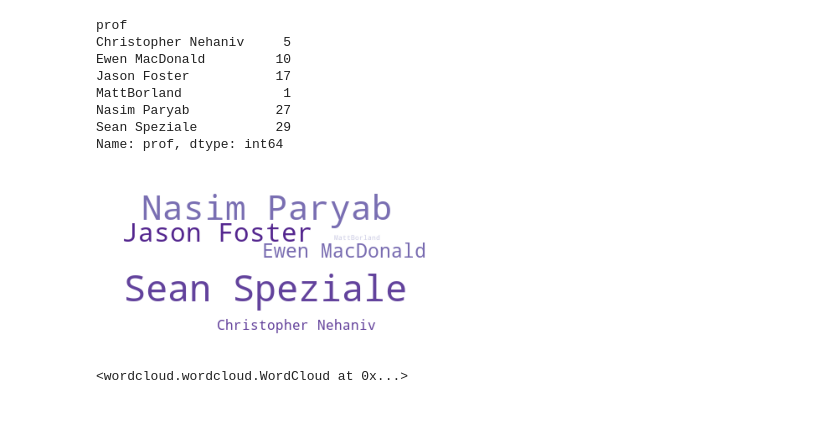
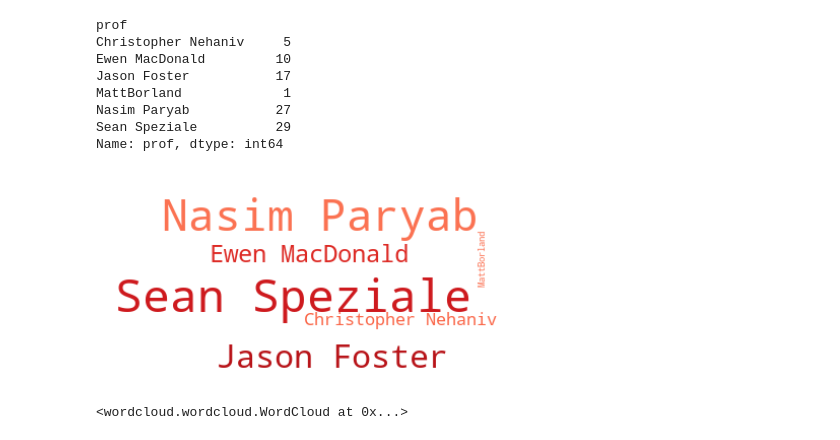
Before and after one commit to SYDE-26/1A-Class-Profile-Data-Analysis, a Jupyter notebook: Academics/Favorite Prof.ipynb, the cells around one changed output. Drawn from its saved outputs; the diff is of its cells as text; code cells hidden in the pictures.

```diff
--- a/Academics/Favorite Prof.ipynb
+++ b/Academics/Favorite Prof.ipynb
@@ -49,13 +43,14 @@ Name: prof, dtype: int64
 text = " ".join(prof for prof in df.prof)
 # %%
 
-ax = wordcloud = WordCloud(background_color="white",max_font_size=45, max_words= len(text),relative_scaling=.6, colormap='Purples').generate(text)
+ax = wordcloud = WordCloud(background_color="white",max_font_size=45, max_words= len(text),relative_scaling=.6,colormap='Reds_r').generate(text)
 plt.figure()
-plt.imshow(wordcloud)
+plt.imshow(wordcloud,interpolation='bilinear')
+plt.tight_layout(pad=0)
 plt.axis("off")
 plt.show()
 # %% [output]
-[figure, old version]
+[figure, new version]
 # %%
 ax.to_file('graphs/FAV_prof.png')
 # %% [output]
```
Also changed, not shown: parts of 1 cell of this notebook.
